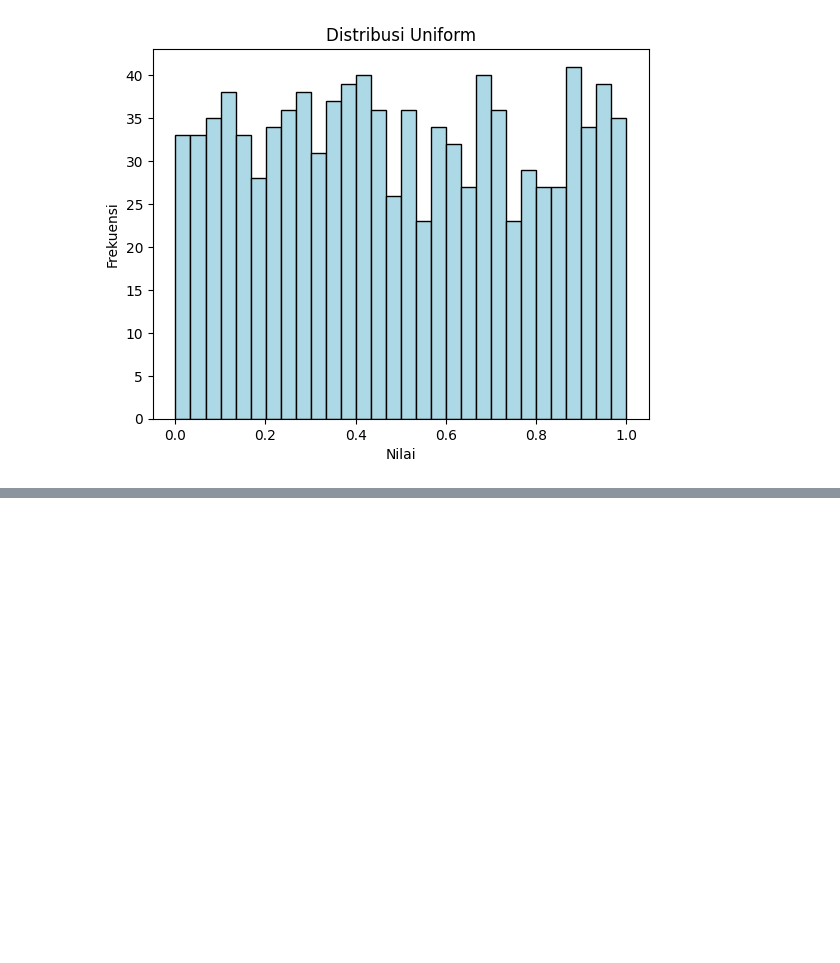
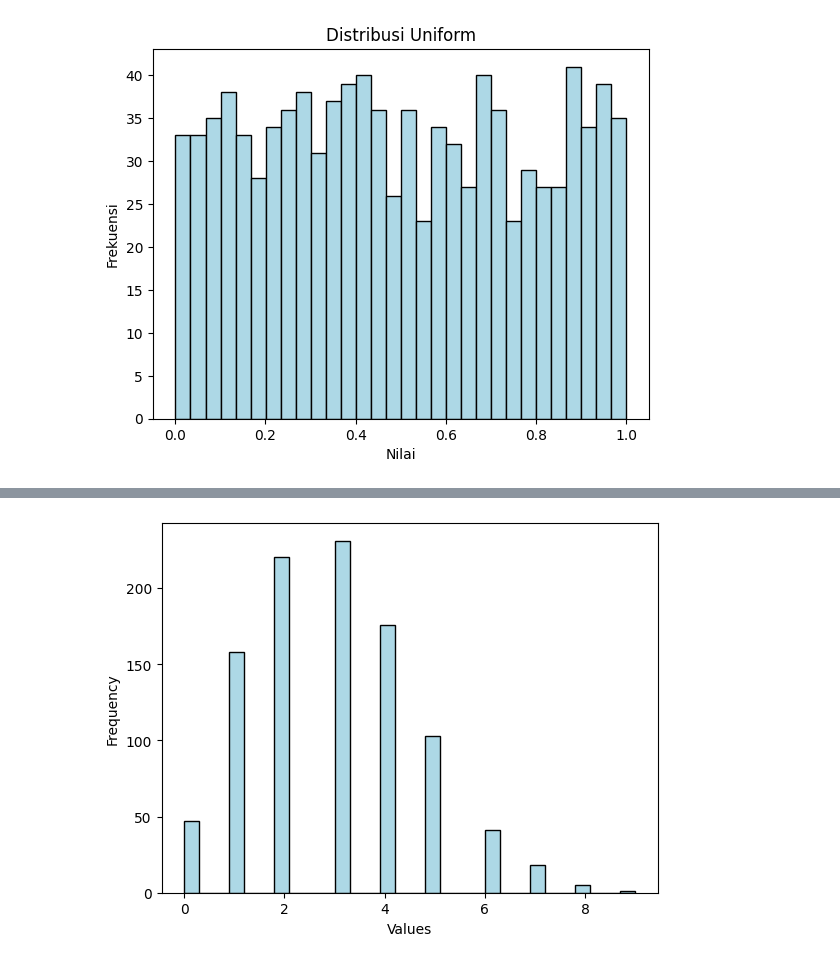
Before and after one commit to nova888/Data-Science, a Jupyter notebook: Konsep&probabilitas.ipynb, the cells around one changed output, grey strips where cells are left out. Cells and saved outputs as stored; diff of their text form; code cells hidden in the pictures; blank space fills up the shorter version.

```diff
--- a/Konsep&probabilitas.ipynb
+++ b/Konsep&probabilitas.ipynb
@@ -36,0 +48,10 @@ plt.show()
+# %%
+#Distribusi Poisson
+
+poisson_data = np.random.poisson(lam=3, size=1000)
+plt.hist(poisson_data, bins=30, color='lightblue', edgecolor='black')
+plt.xlabel('Values')
+plt.ylabel('Frequency')
+plt.show()
+# %% [output]
+[figure, added]
```
Also changed, not shown: parts of 1 cell of this notebook.
